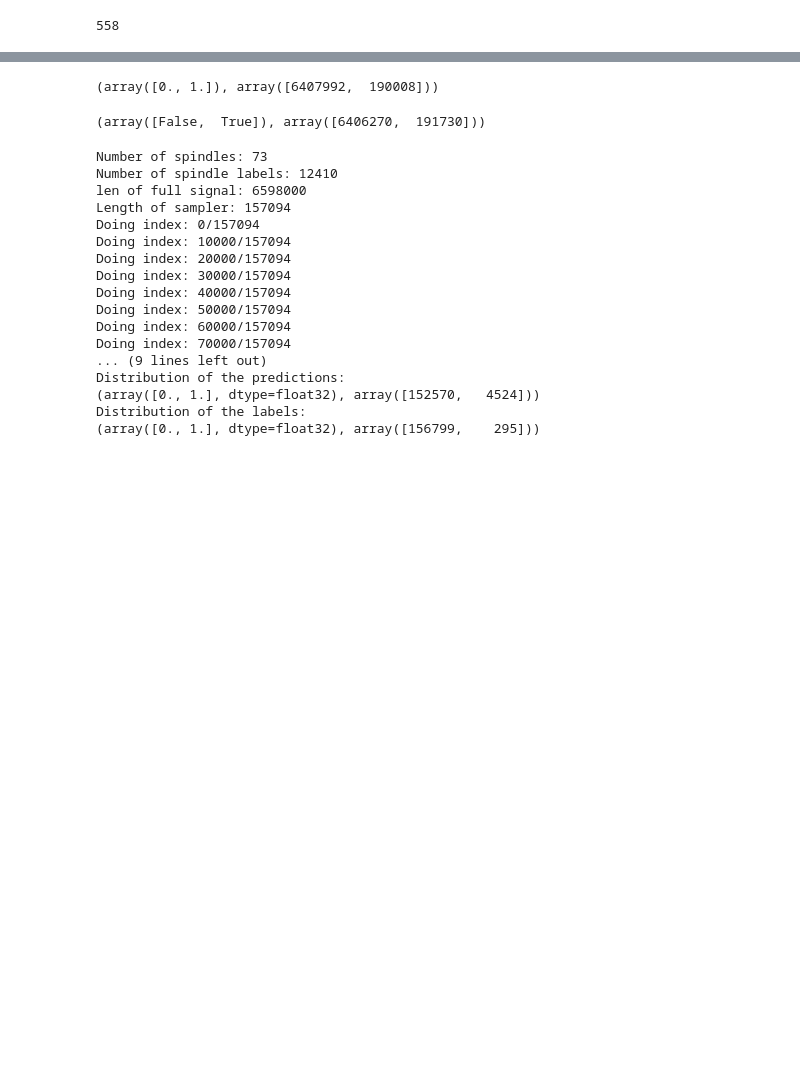
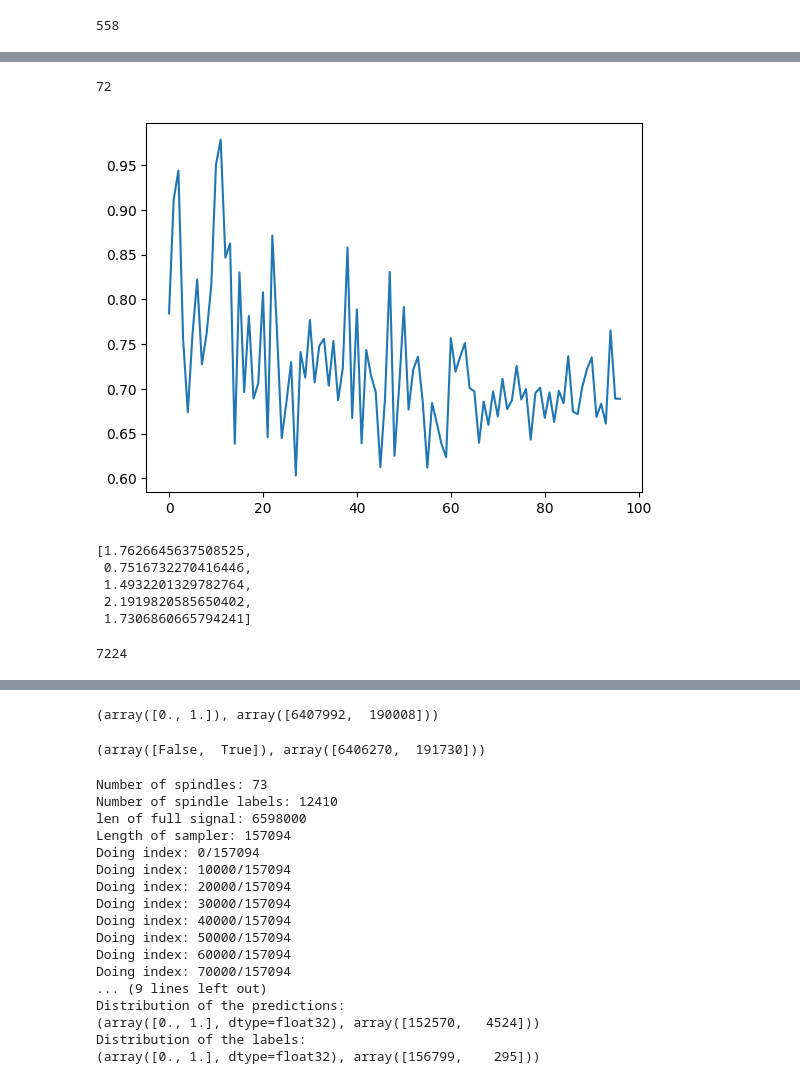
Before and after one commit to Portiloop/portiloop-training, a Jupyter notebook: notebooks/data_testing.ipynb, the cells around one changed output, grey strips where cells are left out. Drawn from its saved outputs; the diff is of its cells as text; code cells hidden in the pictures; blank space fills up the shorter version.

```diff
--- a/notebooks/data_testing.ipynb
+++ b/notebooks/data_testing.ipynb
@@ -294,3 +463,27 @@ RuntimeError: Input type (torch.cuda.DoubleTensor) and weight type (torch.cuda.F
+# %%
+# Get size in memory of loss
+import sys
+sys.getsizeof(h1.cov)
+# %% [output]
+72
+# %%
+import matplotlib.pyplot as plt
+plt.plot(training_stats['loss'])
+plt.show()
+# %% [output]
+[figure, added]
+# %%
+rms_scores
+# %% [output]
+[1.7626645637508525,
+ 0.7516732270416446,
+ 1.4932201329782764,
+ 2.1919820585650402,
+ 1.7306860665794241]
+# %%
+len(dataset.data)
+# %% [output]
+7224
 # %%
 rms_scores = np.array(rms_scores)
 rms_scores.mean(), rms_scores.std()
```
Also changed, not shown: parts of 25 cells of this notebook, 3 other files.
